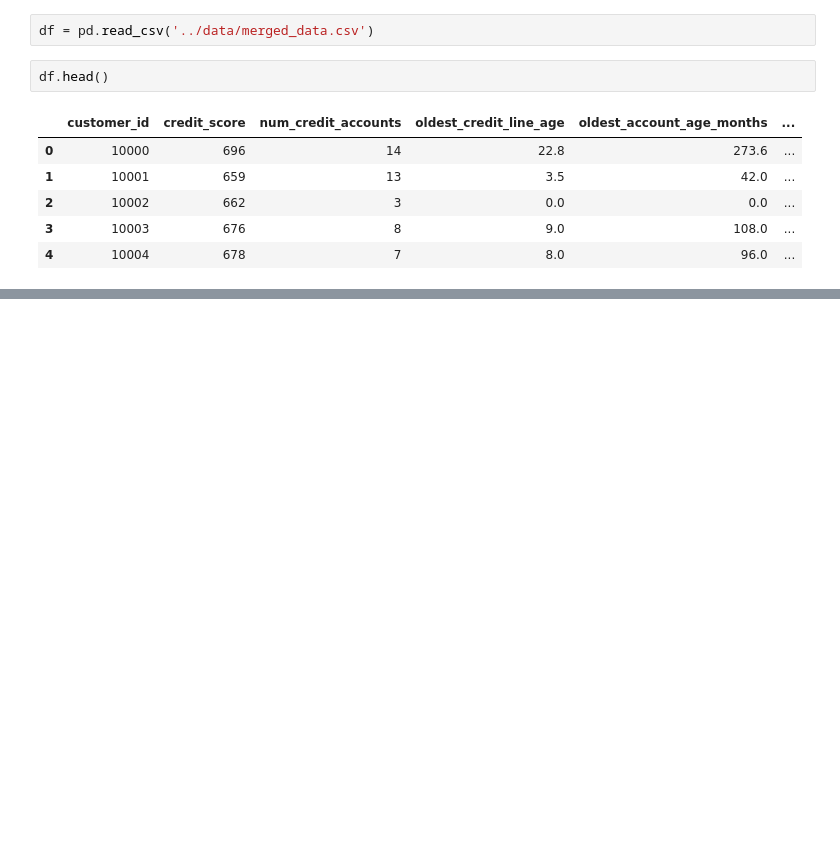
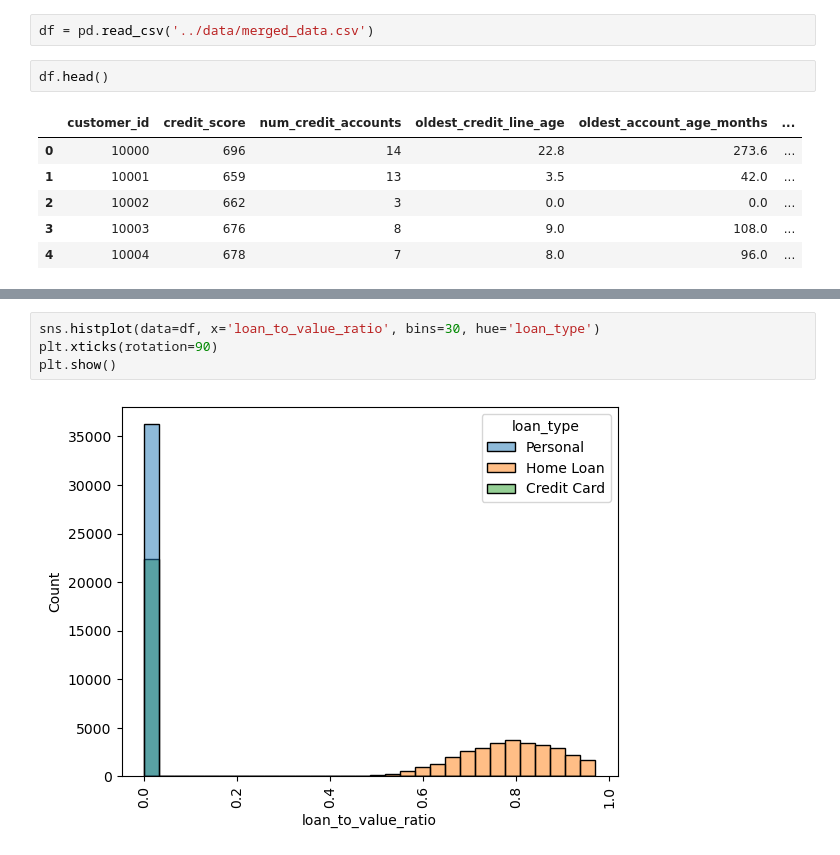
Before and after one commit to khazratoff/cbu-coding-challenge, a Jupyter notebook: notebooks/feature_selection.ipynb, the cells around one changed output, grey strips where cells are left out. Cells and saved outputs as stored; diff of their text form; blank space fills up the shorter version.

```diff
--- a/notebooks/feature_selection.ipynb
+++ b/notebooks/feature_selection.ipynb
@@ -62,0 +97,6 @@ df.drop(columns=['customer_id', 'application_id', 'random_noise_1'])
+# %%
+sns.histplot(data=df, x='loan_to_value_ratio', bins=30, hue='loan_type')
+plt.xticks(rotation=90)
+plt.show()
+# %% [output]
+[figure, added]
```
Also changed, not shown: parts of 20 cells of this notebook.
